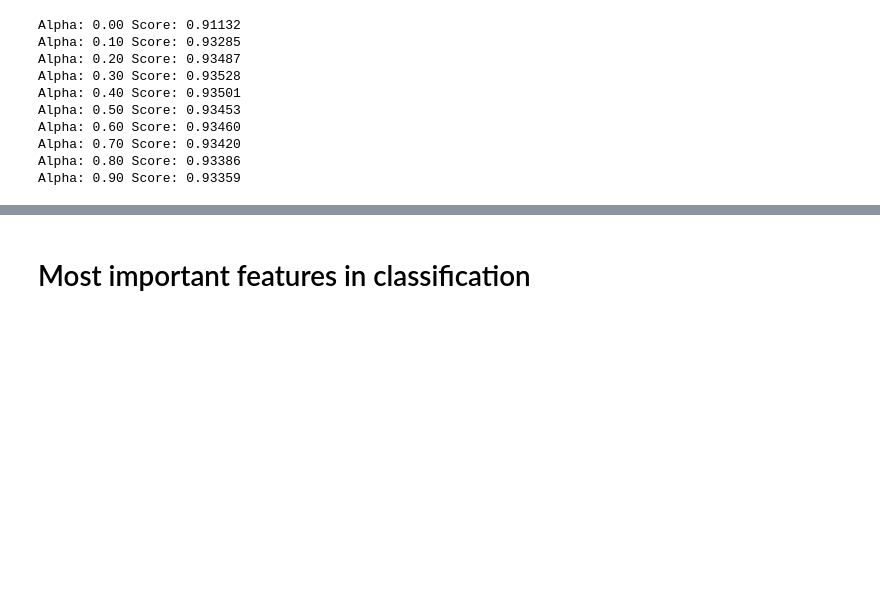
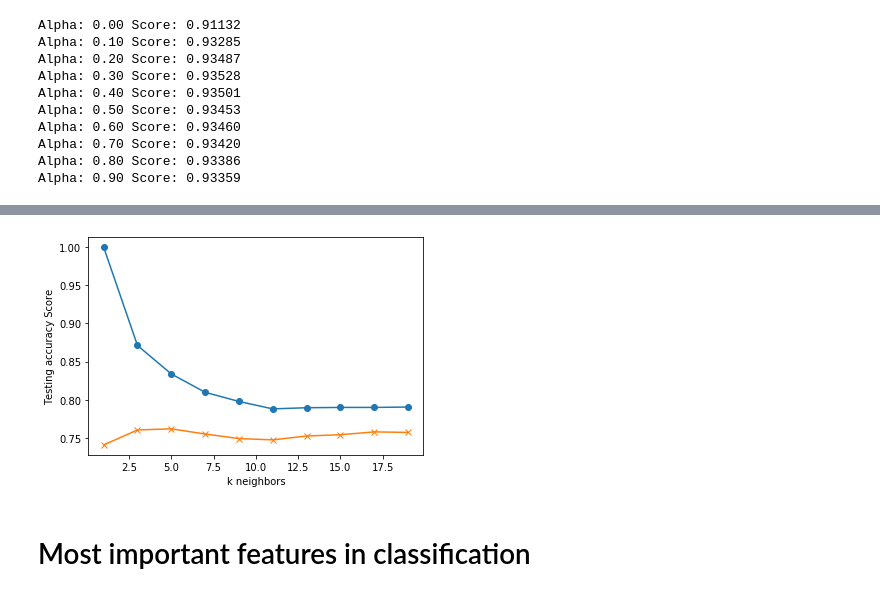
Before and after one commit to travis-tyler/fake_news_project, a Jupyter notebook: 02_ML_code/model_training_testing.ipynb, the cells around one changed output, grey strips where cells are left out. Saved outputs shown, nothing was run; the diff lists cells and outputs as text; code cells hidden in the pictures; blank space fills up the shorter version.

```diff
--- a/02_ML_code/model_training_testing.ipynb
+++ b/02_ML_code/model_training_testing.ipynb
@@ -331,3 +348,26 @@ Alpha: 0.90 Score: 0.93359
+# %%
+# Fit KNN model with count_vectorizer and chart results
+# MUCH worse
+from sklearn.neighbors import KNeighborsClassifier
+# Loop through different k values to see which has the highest accuracy
+# Note: We only use odd numbers because we don't want any ties
+train_scores = []
+test_scores = []
+for k in range(1, 20, 2):
+    model = KNeighborsClassifier(n_neighbors=k)
+    model.fit(count_train, y_train)
+    train_score = model.score(count_train, y_train)
+    test_score = model.score(count_test, y_test)
+    train_scores.append(train_score)
+    test_scores.append(test_score)
+
+plt.plot(range(1, 20, 2), train_scores, marker='o')
+plt.plot(range(1, 20, 2), test_scores, marker="x")
+plt.xlabel("k neighbors")
+plt.ylabel("Testing accuracy Score")
+plt.show()
+# %% [output]
+[figure, added]
 # %% [markdown]
 # Most important features in classification
 # %%
```
Also changed, not shown: parts of 12 cells of this notebook, 11 other files.
